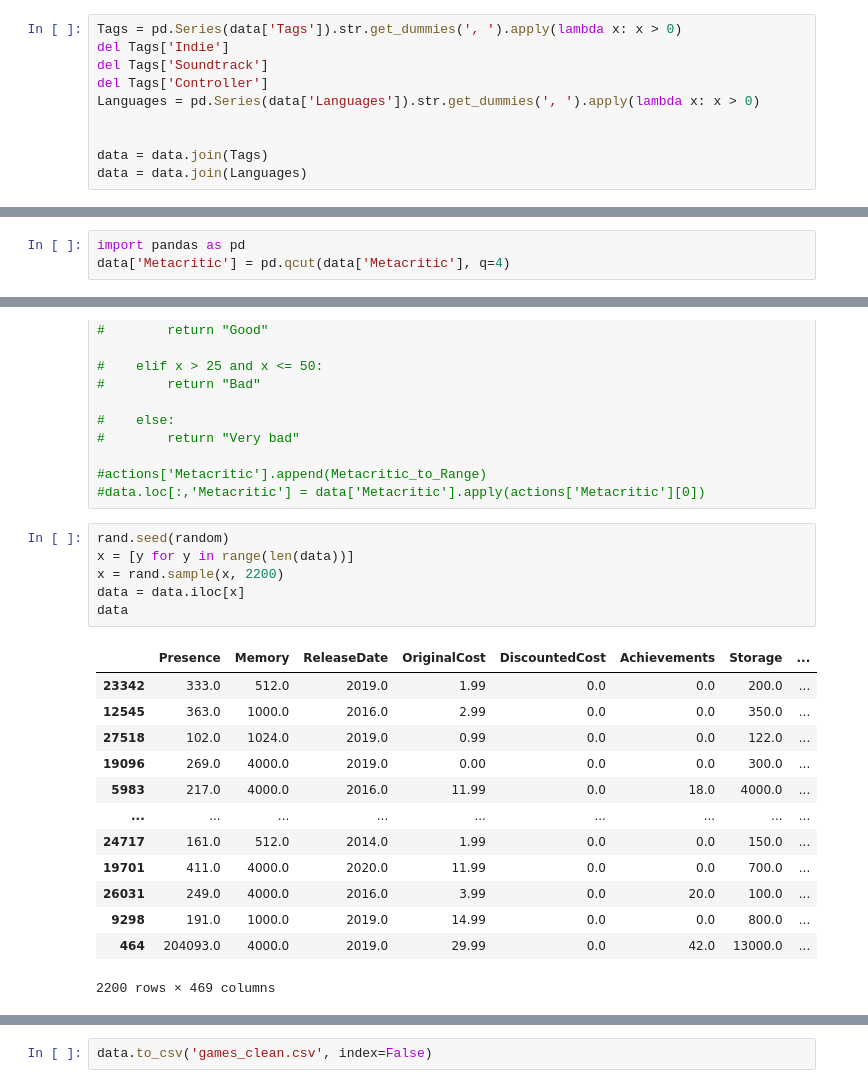
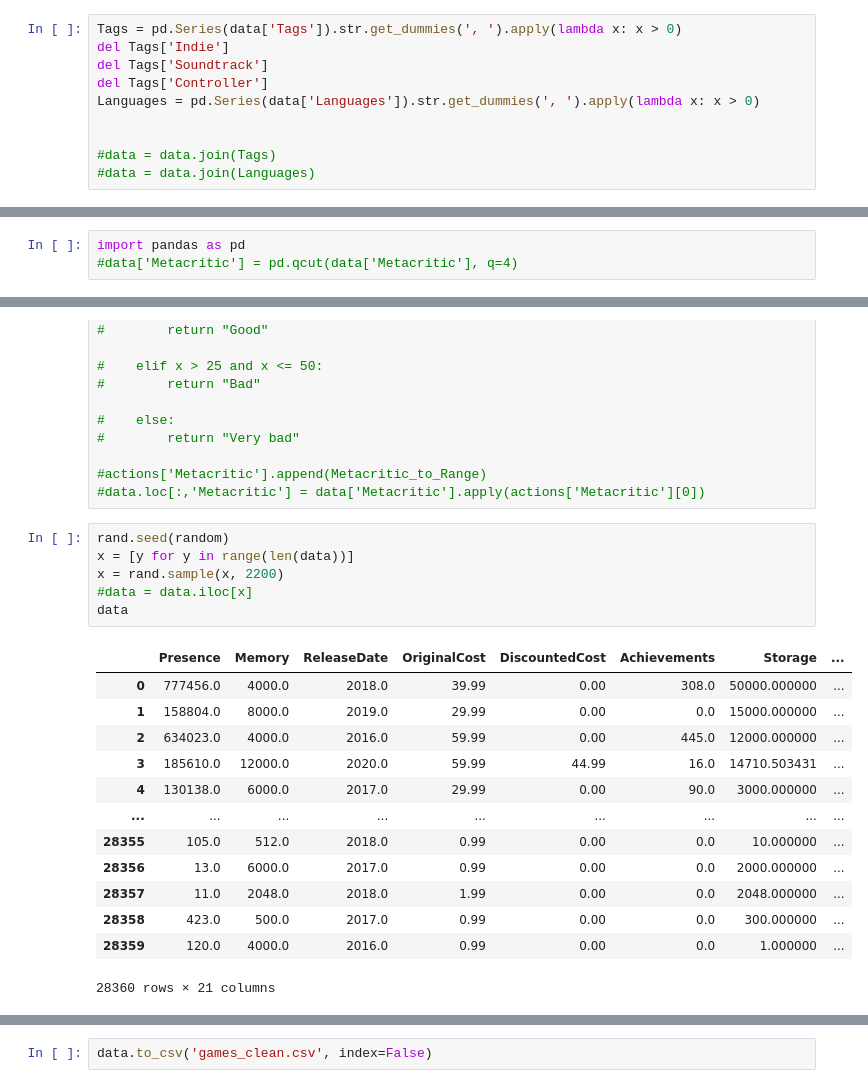
Before and after one commit to Asocsar/MD, a Jupyter notebook: Second_Part/Preprocesing-KNN.ipynb, the cells around one changed output, grey strips where cells are left out. Cells and saved outputs as stored; diff of their text form.

```diff
--- a/Second_Part/Preprocesing-KNN.ipynb
+++ b/Second_Part/Preprocesing-KNN.ipynb
@@ -178,8 +178,8 @@ del Tags['Controller']
 Languages = pd.Series(data['Languages']).str.get_dummies(', ').apply(lambda x: x > 0)
 
 
-data = data.join(Tags)
-data = data.join(Languages)
+#data = data.join(Tags)
+#data = data.join(Languages)
 # %%
 del data['RatingsBreakdown']
 del data['Platform']
@@ -429,7 +429,7 @@ plt.hist(data['Metacritic'], bins=50)
 [figure]
 # %%
 import pandas as pd
-data['Metacritic'] = pd.qcut(data['Metacritic'], q=4)
+#data['Metacritic'] = pd.qcut(data['Metacritic'], q=4)
 # %%
 data['Metacritic'].value_counts()
 # %% [output]
@@ -458,23 +465,23 @@ Name: Metacritic, dtype: int64
 # %%
 rand.seed(random)
 x = [y for y in range(len(data))]
 x = rand.sample(x, 2200)
-data = data.iloc[x]
+#data = data.iloc[x]
 data
 # %% [output]
 |  | Presence | Memory | ReleaseDate | OriginalCost | DiscountedCost | Achievements | Storage | ... |
-| 23342 | 333.0 | 512.0 | 2019.0 | 1.99 | 0.0 | 0.0 | 200.0 | ... |
-| 12545 | 363.0 | 1000.0 | 2016.0 | 2.99 | 0.0 | 0.0 | 350.0 | ... |
-| 27518 | 102.0 | 1024.0 | 2019.0 | 0.99 | 0.0 | 0.0 | 122.0 | ... |
-| 19096 | 269.0 | 4000.0 | 2019.0 | 0.00 | 0.0 | 0.0 | 300.0 | ... |
-| 5983 | 217.0 | 4000.0 | 2016.0 | 11.99 | 0.0 | 18.0 | 4000.0 | ... |
+| 0 | 777456.0 | 4000.0 | 2018.0 | 39.99 | 0.00 | 308.0 | 50000.000000 | ... |
+| 1 | 158804.0 | 8000.0 | 2019.0 | 29.99 | 0.00 | 0.0 | 15000.000000 | ... |
+| 2 | 634023.0 | 4000.0 | 2016.0 | 59.99 | 0.00 | 445.0 | 12000.000000 | ... |
+| 3 | 185610.0 | 12000.0 | 2020.0 | 59.99 | 44.99 | 16.0 | 14710.503431 | ... |
+| 4 | 130138.0 | 6000.0 | 2017.0 | 29.99 | 0.00 | 90.0 | 3000.000000 | ... |
 | ... | ... | ... | ... | ... | ... | ... | ... | ... |
-| 24717 | 161.0 | 512.0 | 2014.0 | 1.99 | 0.0 | 0.0 | 150.0 | ... |
-| 19701 | 411.0 | 4000.0 | 2020.0 | 11.99 | 0.0 | 0.0 | 700.0 | ... |
-| 26031 | 249.0 | 4000.0 | 2016.0 | 3.99 | 0.0 | 20.0 | 100.0 | ... |
-| 9298 | 191.0 | 1000.0 | 2019.0 | 14.99 | 0.0 | 0.0 | 800.0 | ... |
-| 464 | 204093.0 | 4000.0 | 2019.0 | 29.99 | 0.0 | 42.0 | 13000.0 | ... |
+| 28355 | 105.0 | 512.0 | 2018.0 | 0.99 | 0.00 | 0.0 | 10.000000 | ... |
+| 28356 | 13.0 | 6000.0 | 2017.0 | 0.99 | 0.00 | 0.0 | 2000.000000 | ... |
+| 28357 | 11.0 | 2048.0 | 2018.0 | 1.99 | 0.00 | 0.0 | 2048.000000 | ... |
+| 28358 | 423.0 | 500.0 | 2017.0 | 0.99 | 0.00 | 0.0 | 300.000000 | ... |
+| 28359 | 120.0 | 4000.0 | 2016.0 | 0.99 | 0.00 | 0.0 | 1.000000 | ... |
-2200 rows × 469 columns
+28360 rows × 21 columns
 # %%
 data['Metacritic'].value_counts()
 # %% [output]
```
Also changed, not shown: parts of 7 cells of this notebook, 4 other files.
